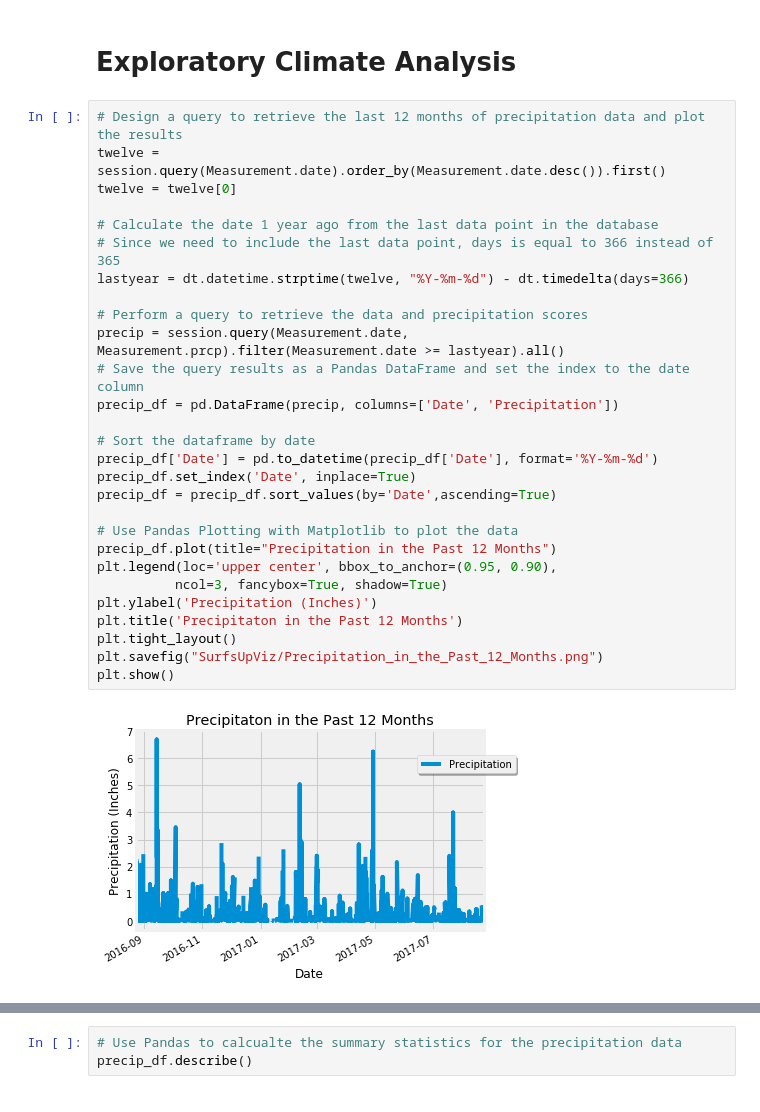
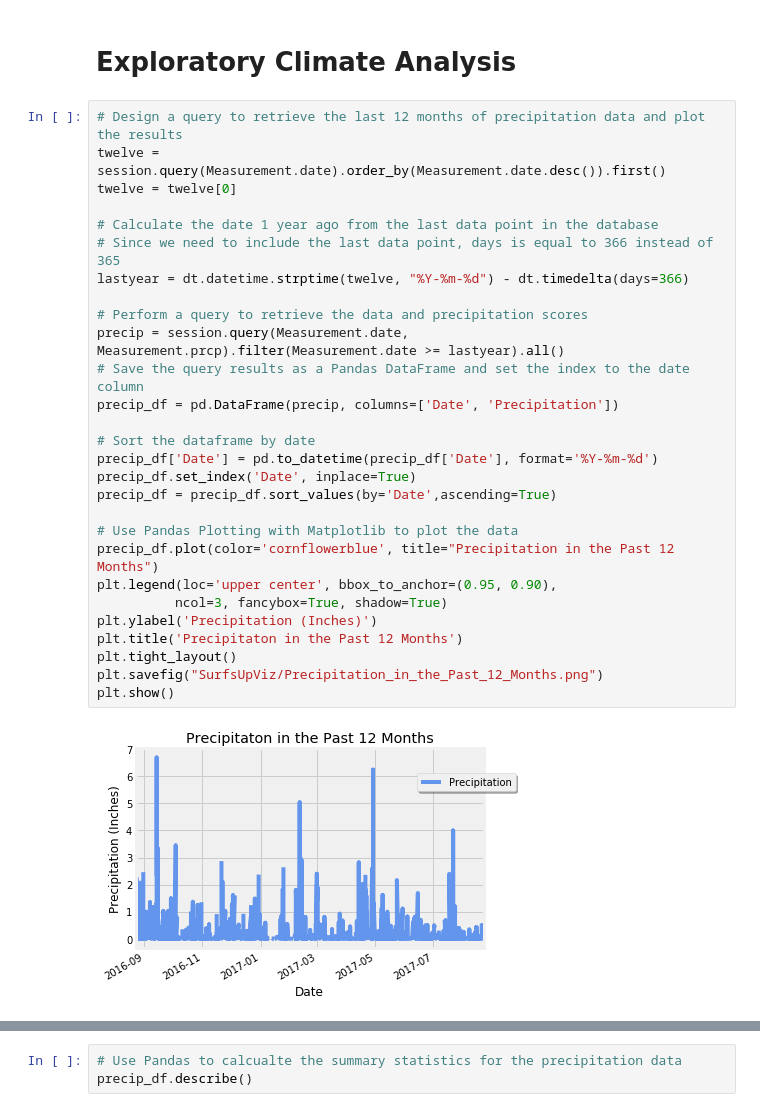
Before and after one commit to KyleYounghans/Bootcamp, a Jupyter notebook: SurfsUp!/Surfs_Up.ipynb, the cells around one changed output, grey strips where cells are left out. Saved outputs shown, nothing was run; the diff lists cells and outputs as text.

```diff
--- a/SurfsUp!/Surfs_Up.ipynb
+++ b/SurfsUp!/Surfs_Up.ipynb
@@ -40,30 +40,30 @@ session = Session(engine)
 # %%
 # Design a query to retrieve the last 12 months of precipitation data and plot the results
 twelve = session.query(Measurement.date).order_by(Measurement.date.desc()).first()
 twelve = twelve[0]
 
 # Calculate the date 1 year ago from the last data point in the database
 # Since we need to include the last data point, days is equal to 366 instead of 365
 lastyear = dt.datetime.strptime(twelve, "%Y-%m-%d") - dt.timedelta(days=366)
 
 # Perform a query to retrieve the data and precipitation scores
 precip = session.query(Measurement.date, Measurement.prcp).filter(Measurement.date >= lastyear).all()
 # Save the query results as a Pandas DataFrame and set the index to the date column
 precip_df = pd.DataFrame(precip, columns=['Date', 'Precipitation'])
 
 # Sort the dataframe by date
 precip_df['Date'] = pd.to_datetime(precip_df['Date'], format='%Y-%m-%d')
 precip_df.set_index('Date', inplace=True)
 precip_df = precip_df.sort_values(by='Date',ascending=True)
 
 # Use Pandas Plotting with Matplotlib to plot the data
-precip_df.plot(title="Precipitation in the Past 12 Months")
+precip_df.plot(color='cornflowerblue', title="Precipitation in the Past 12 Months")
 plt.legend(loc='upper center', bbox_to_anchor=(0.95, 0.90),
           ncol=3, fancybox=True, shadow=True)
 plt.ylabel('Precipitation (Inches)')
 plt.title('Precipitaton in the Past 12 Months')
 plt.tight_layout()
 plt.savefig("SurfsUpViz/Precipitation_in_the_Past_12_Months.png")
 plt.show()
 # %% [output]
-[figure, old version]
+[figure, new version]
```
Also changed, not shown: parts of 3 cells of this notebook.
